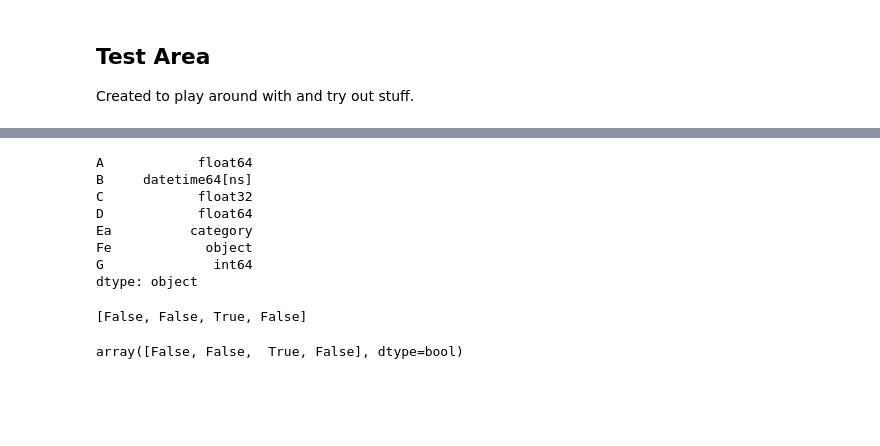
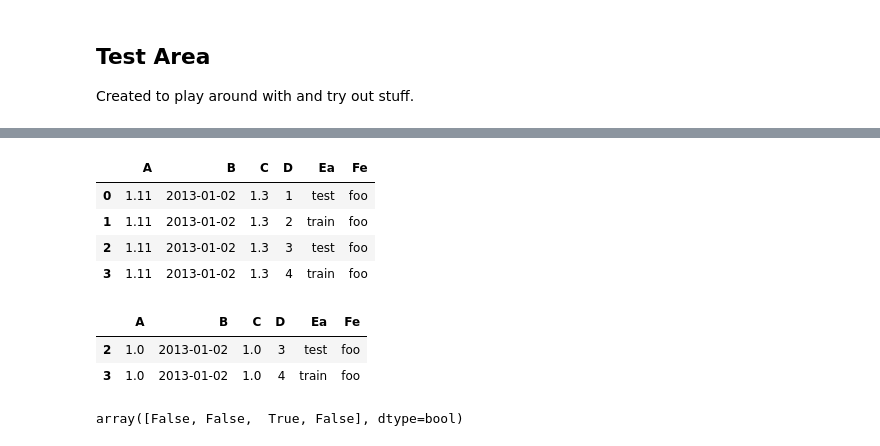
Before and after one commit to hringbauer/GPS-Cleaning-HZ, a Jupyter notebook: Antirrhinum Phase 1 Script.ipynb, the cells around one changed output, grey strips where cells are left out. Saved outputs shown, nothing was run; the diff lists cells and outputs as text; code cells hidden in the pictures; blank space fills up the shorter version.

```diff
--- a/Antirrhinum Phase 1 Script.ipynb
+++ b/Antirrhinum Phase 1 Script.ipynb
@@ -325,20 +553,18 @@ test_df
-# %%
-test_df['G']=0
-print(test_df.dtypes)
-test_df.loc[:,['A','Ea','G']]
-test_df.iloc[2, 3] = np.nan
-test_df
-test_df.isnull().any(axis=1)
-# %% [output]
-A            float64
-B     datetime64[ns]
-C            float32
-D            float64
-Ea          category
-Fe            object
-G              int64
-dtype: object
-[False, False, True, False]
+# %%
+test_df.A = test_df.A.round(2)
+test_df
+# %% [output]
+|  | A | B | C | D | Ea | Fe |
+| 0 | 1.11 | 2013-01-02 | 1.3 | 1 | test | foo |
+| 1 | 1.11 | 2013-01-02 | 1.3 | 2 | train | foo |
+| 2 | 1.11 | 2013-01-02 | 1.3 | 3 | test | foo |
+| 3 | 1.11 | 2013-01-02 | 1.3 | 4 | train | foo |
+# %%
+test_df[test_df.D>2]
+# %% [output]
+|  | A | B | C | D | Ea | Fe |
+| 2 | 1.0 | 2013-01-02 | 1.0 | 3 | test | foo |
+| 3 | 1.0 | 2013-01-02 | 1.0 | 4 | train | foo |
 # %%
 test_df = pd.DataFrame({ 'A' : 1., 'B' : pd.Timestamp('20130102'), 'C' : pd.Series(1,index=list(range(4)),dtype='float32'),
                                       'D' : np.array([3] * 4,dtype='int32'),
```
Also changed, not shown: parts of 15 cells of this notebook, 1 other file.
